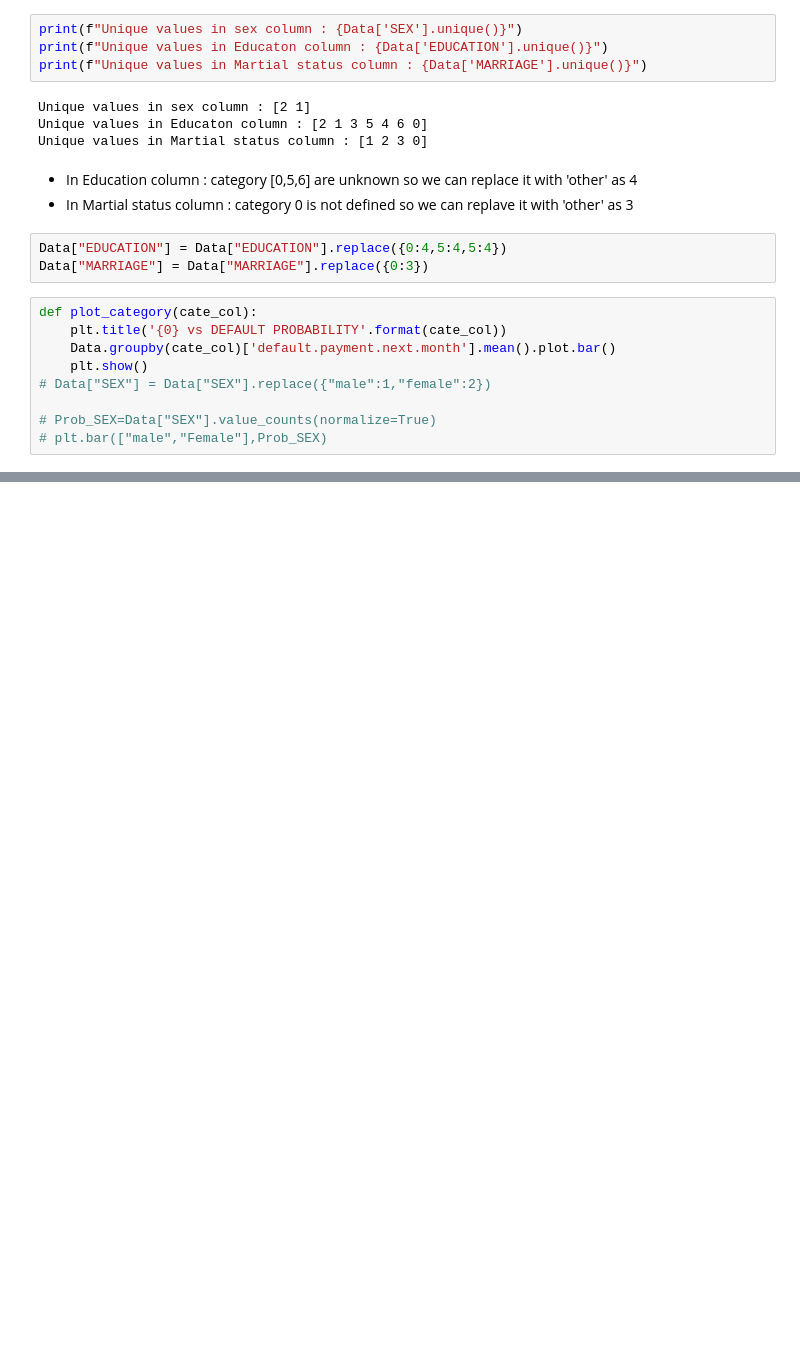
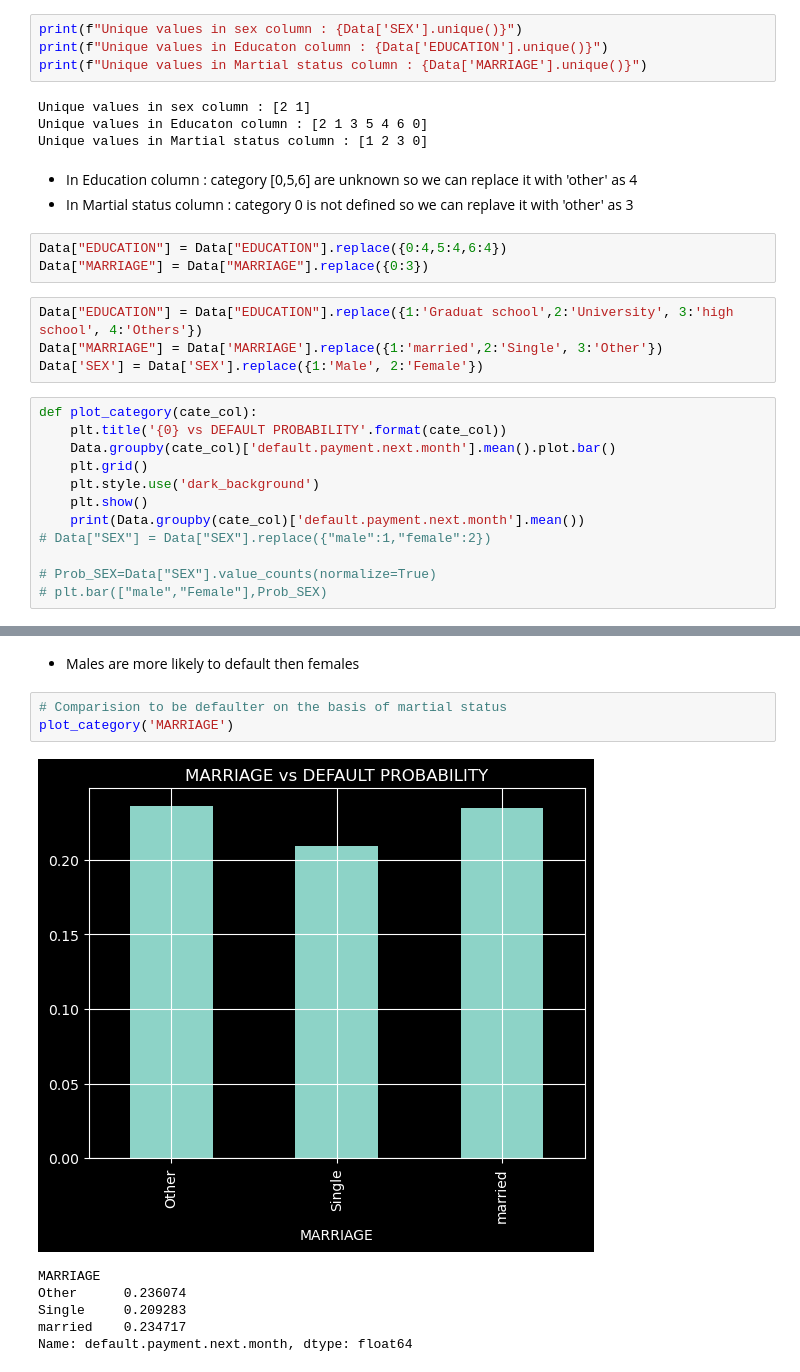
Before and after one commit to Akashrajmani19/Credit_Card_Default_Prediction_and_Model_Deployment_Project, a Jupyter notebook: EDA_Data_Preprocessing.ipynb, the cells around one changed output, grey strips where cells are left out. Saved outputs shown, nothing was run; the diff lists cells and outputs as text; blank space fills up the shorter version.

```diff
--- a/EDA_Data_Preprocessing.ipynb
+++ b/EDA_Data_Preprocessing.ipynb
@@ -105,13 +107,20 @@ Unique values in Martial status column : [1 2 3 0]
 - In Education column : category [0,5,6] are unknown so we can replace it with 'other' as 4
 - In Martial status column : category 0 is not defined so we can replave it with 'other' as 3
 # %%
-Data["EDUCATION"] = Data["EDUCATION"].replace({0:4,5:4,5:4})
+Data["EDUCATION"] = Data["EDUCATION"].replace({0:4,5:4,6:4})
 Data["MARRIAGE"] = Data["MARRIAGE"].replace({0:3})
+# %%
+Data["EDUCATION"] = Data["EDUCATION"].replace({1:'Graduat school',2:'University', 3:'high school', 4:'Others'})
+Data["MARRIAGE"] = Data['MARRIAGE'].replace({1:'married',2:'Single', 3:'Other'})
+Data['SEX'] = Data['SEX'].replace({1:'Male', 2:'Female'})
 # %%
 def plot_category(cate_col):
     plt.title('{0} vs DEFAULT PROBABILITY'.format(cate_col))
     Data.groupby(cate_col)['default.payment.next.month'].mean().plot.bar()
+    plt.grid()
+    plt.style.use('dark_background')
     plt.show()
+    print(Data.groupby(cate_col)['default.payment.next.month'].mean())
 # Data["SEX"] = Data["SEX"].replace({"male":1,"female":2})
 
 # Prob_SEX=Data["SEX"].value_counts(normalize=True)
@@ -122,0 +137,12 @@ plot_category('SEX')
+# %% [markdown]
+- Males are more likely to default then females
+# %%
+# Comparision to be defaulter on the basis of martial status
+plot_category('MARRIAGE')
+# %% [output]
+[figure, added]
+MARRIAGE
+Other      0.236074
+Single     0.209283
+married    0.234717
+Name: default.payment.next.month, dtype: float64
```
Also changed, not shown: parts of 8 cells of this notebook.
